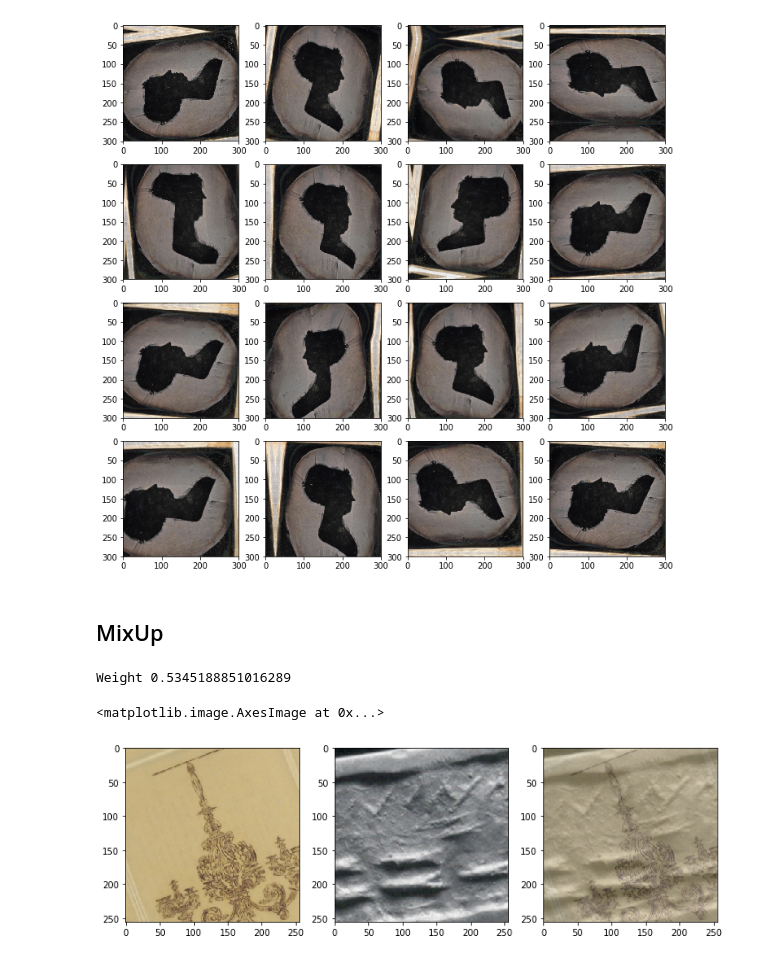
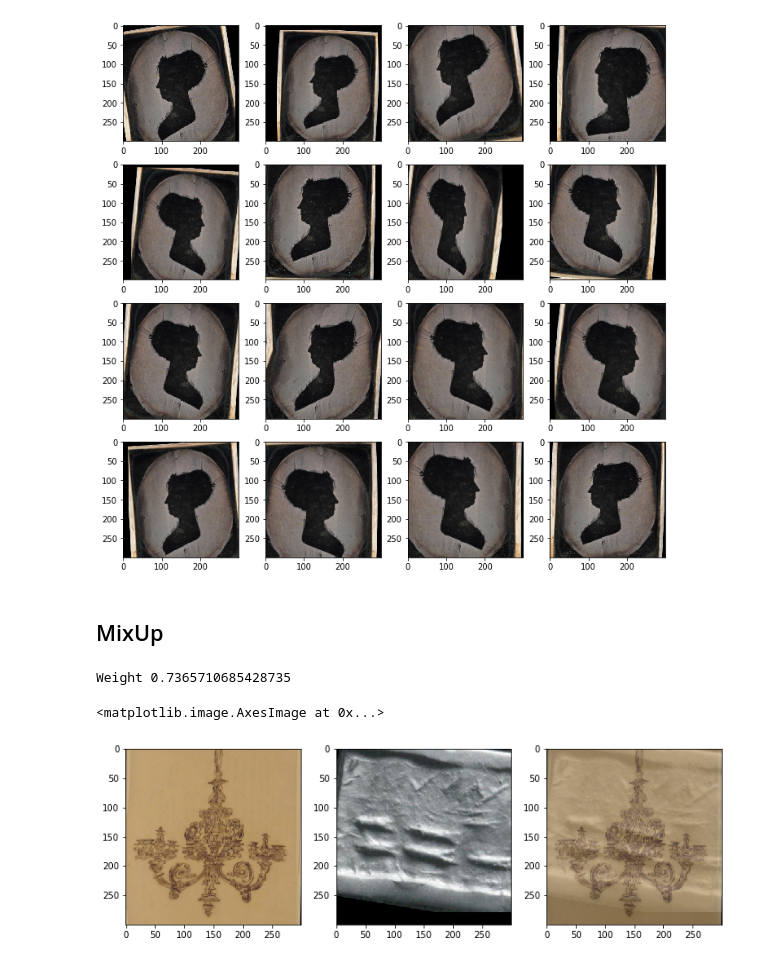
Before and after one commit to ceshine/imet-collection-2019, a Jupyter notebook: notebooks/Albumentations.ipynb, the cells around one changed output. Drawn from its saved outputs; the diff is of its cells as text; code cells hidden in the pictures.

```diff
--- a/notebooks/Albumentations.ipynb
+++ b/notebooks/Albumentations.ipynb
@@ -17,14 +17,15 @@ from imet.transforms import train_transform
 df_test = pd.read_csv('../data/sample_submission.csv')
 # %%
 from albumentations import *
+from albumentations.pytorch.transforms import ToTensor
 
 train_transform = Compose([
     # ShiftScaleRotate(
     #     shift_limit=0.0625, scale_limit=0.1, rotate_limit=30,
     #     border_mode=cv2.BORDER_REFLECT_101, p=1.),
     RandomScale(scale_limit=0.125),
-    Rotate(limit=10,  border_mode=cv2.BORDER_REFLECT_101, p=1.),
-    PadIfNeeded(350, 350, border_mode=cv2.BORDER_REFLECT_101, value=0, p=1.),
+    Rotate(limit=10,  border_mode=cv2.BORDER_CONSTANT, value=0, p=1.),
+    PadIfNeeded(350, 350, border_mode=cv2.BORDER_CONSTANT, value=0, p=1.),
     OneOf([
         RandomCrop(300, 300, p=0.8),
         CenterCrop(300, 300, p=0.2),
@@ -49,6 +50,10 @@ train_transform = Compose([
     # Cutout(num_holes=4, max_h_size=30, max_w_size=50, p=0.75),
     # JpegCompression(quality_lower=50, quality_upper=100, p=0.5)
 ])
+
+tensor_transform = ToTensor(normalize=dict(
+    mean=[0.485, 0.456, 0.406], std=[0.229, 0.224, 0.225])
+)
 # %%
 def plot_multi(func, r:int=1, c:int=1, figsize=(12,6)):
     "Call `func` for every combination of `r,c` on a subplot"
@@ -58,14 +63,14 @@ def plot_multi(func, r:int=1, c:int=1, figsize=(12,6)):
 # %%
 idx = 855
 def _plot(i, j, ax):
     x= PIL.Image.fromarray(
-        train_transform(image=load_image(df_test.iloc[idx], Path('../data/test/'),))["image"]
+        train_transform(image=load_image(df_test.iloc[idx], Path('../data/test/')))["image"]
     )
     ax.imshow(x)
 
 plot_multi(_plot, 4, 4, figsize=(12, 12))
 # %% [output]
-[figure, old version]
+[figure, new version]
 # %% [markdown]
 ## MixUp
 # %%
@@ -80,9 +85,9 @@ weight = max(1-weight, weight)
 print("Weight", weight)
 axes[2].imshow(PIL.Image.fromarray((x1 * weight + x2 * (1-weight)).astype("uint8")))
 # %% [output]
-Weight 0.5345188851016289
+Weight 0.7365710685428735
 <matplotlib.image.AxesImage at 0x...>
-[figure, old version]
+[figure, new version]
 # %%
 " ".join(["%.4f" % x for x in np.random.beta(1, 1, 10)])
 # %% [output]
```
Also changed, not shown: parts of 4 cells of this notebook, 3 other files.
